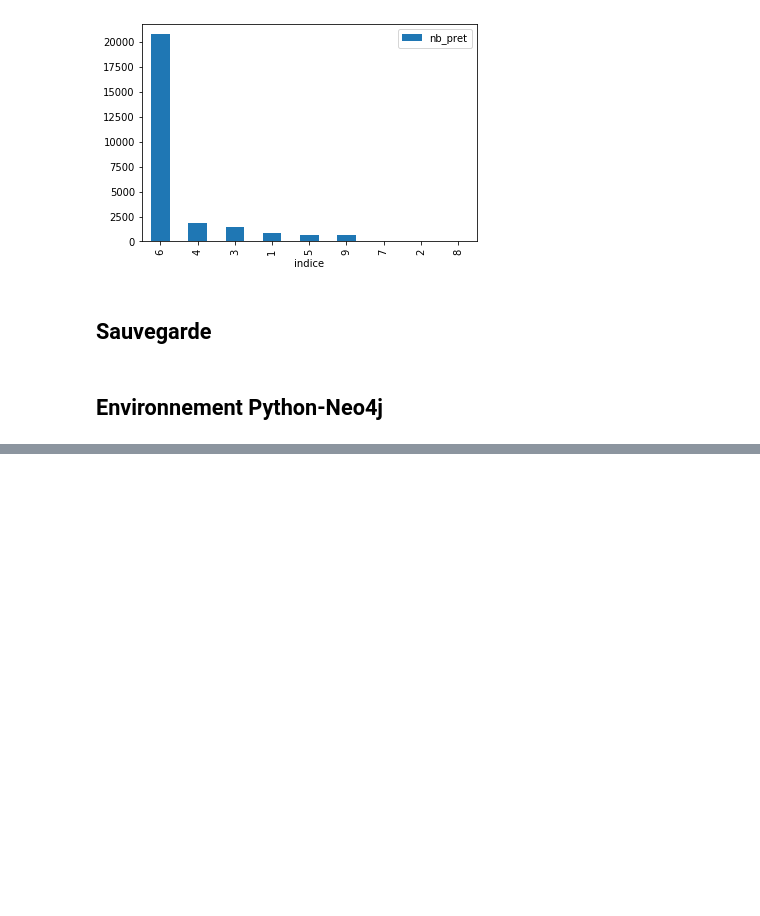
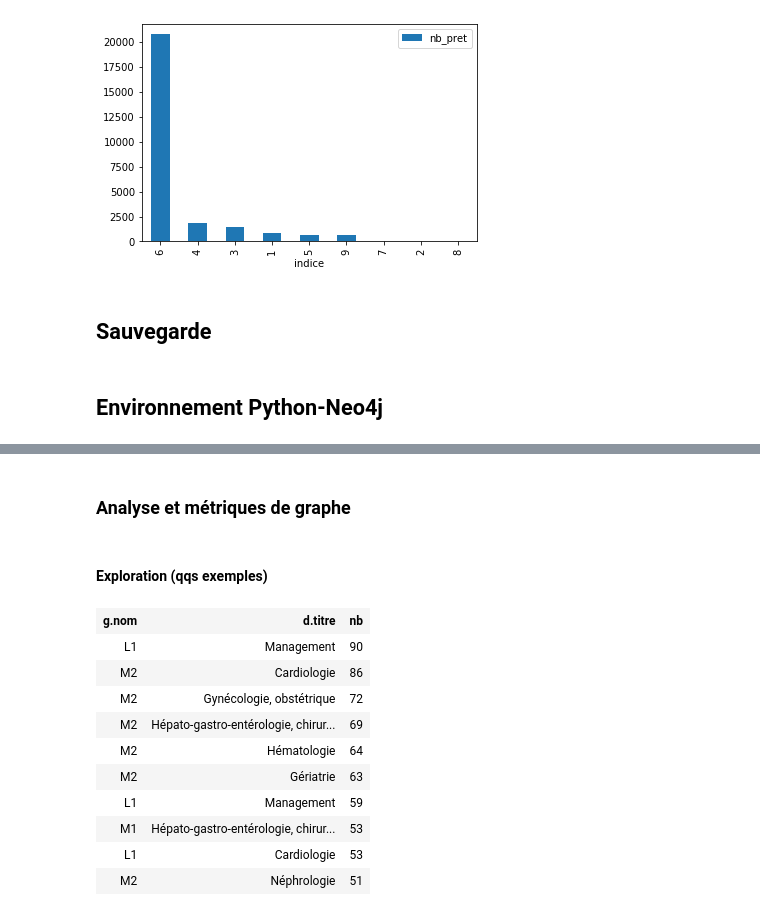
Before and after one commit to azur-scd/poc-recommandations-engine, a Jupyter notebook: SimilarityModel/collaboraticeFiltering-data.ipynb, the cells around one changed output, grey strips where cells are left out. Drawn from its saved outputs; the diff is of its cells as text; code cells hidden in the pictures; blank space fills up the shorter version.

```diff
--- a/SimilarityModel/collaboraticeFiltering-data.ipynb
+++ b/SimilarityModel/collaboraticeFiltering-data.ipynb
@@ -256,0 +295,19 @@ graph = Graph("bolt://localhost:7687", auth=("neo4j", "Superadmin"))
+# %% [markdown]
+### Analyse et métriques de graphe
+# %% [markdown]
+#### Exploration (qqs exemples)
+# %%
+## titres les plus empruntés par catégories de lecteurs
+graph.run("MATCH (g:Groupe)<-[:IN_GROUP]-(l:Lecteur)-[h:HAS_LOAN]->(d:Doc) WITH g,d,count(h) as nb RETURN g.nom,d.titre,nb ORDER BY nb DESC LIMIT 10").to_table()
+# %% [output]
+| g.nom | d.titre | nb |
+| L1 | Management | 90 |
+| M2 | Cardiologie | 86 |
+| M2 | Gynécologie, obstétrique | 72 |
+| M2 | Hépato-gastro-entérologie, chirur... | 69 |
+| M2 | Hématologie | 64 |
+| M2 | Gériatrie | 63 |
+| L1 | Management | 59 |
+| M1 | Hépato-gastro-entérologie, chirur... | 53 |
+| L1 | Cardiologie | 53 |
+| M2 | Néphrologie | 51 |
```
Also changed, not shown: parts of 23 cells of this notebook.
